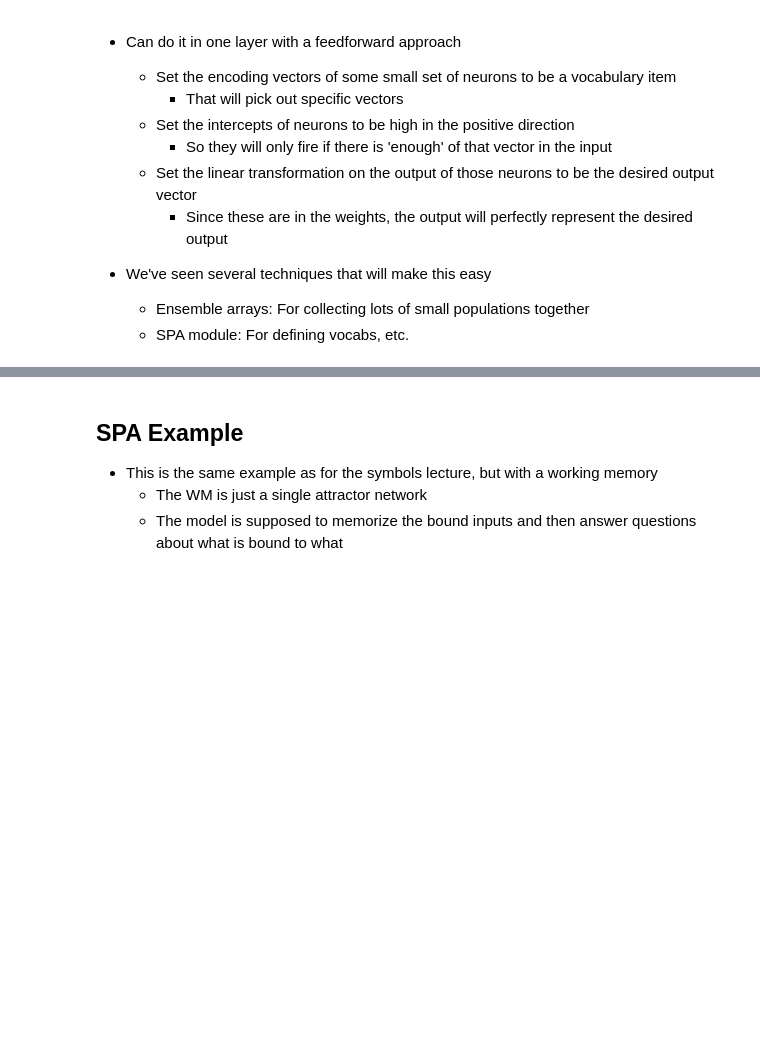
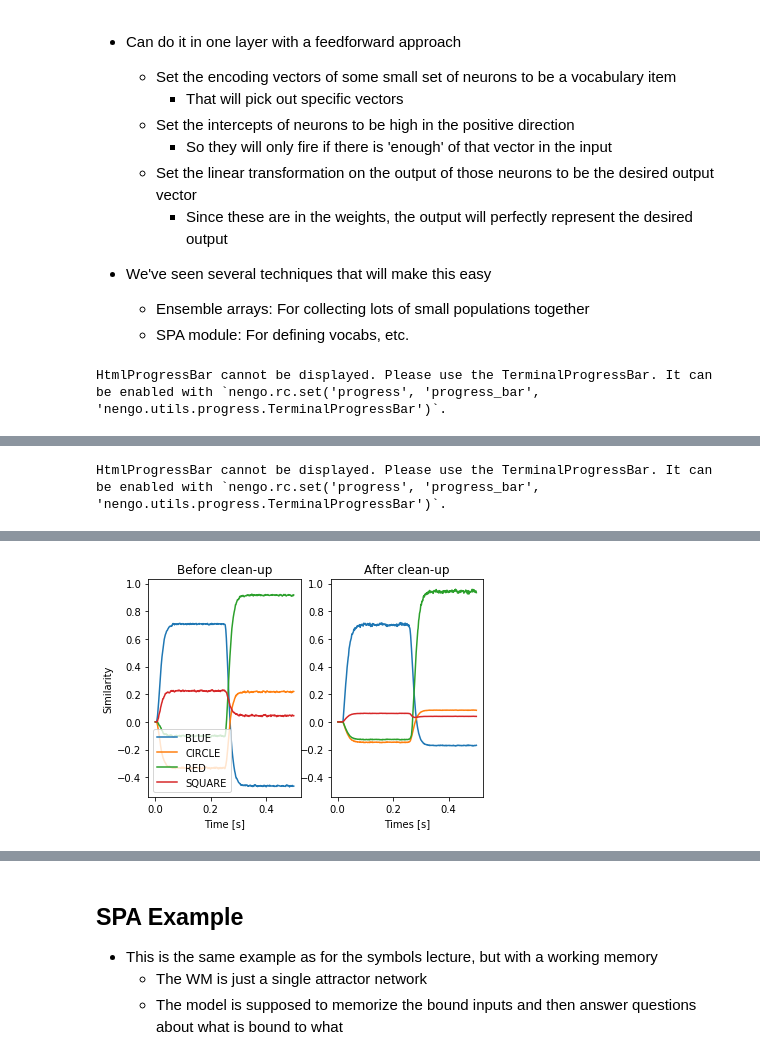
Before and after one commit to celiasmith/syde556, a Jupyter notebook: SYDE 556 Lecture 8 Memory.ipynb, the cells around one changed output, grey strips where cells are left out. Cells and saved outputs as stored; diff of their text form; code cells hidden in the pictures; blank space fills up the shorter version.

```diff
--- a/SYDE 556 Lecture 8 Memory.ipynb
+++ b/SYDE 556 Lecture 8 Memory.ipynb
@@ -571 +582,36 @@ with model:
     out_p = nengo.Probe(am.output, synapse=0.03)
+# %%
+import nengo
+import nengo_spa as spa
+
+d = 32
+
+with spa.Network(seed=1) as model:
+    scene = spa.Transcode('BLUE * CIRCLE + RED * SQUARE', output_vocab=d)
+    query = spa.Transcode(lambda t: 'CIRCLE' if t < 0.25 else 'SQUARE', output_vocab=d)
+    result = spa.State(d)
+    am = spa.ThresholdingAssocMem(0.2, input_vocab=d, mapping=['BLUE', 'RED'])
+
+    scene * ~query >> am
+#    spa.reinterpret(result) >> am
+
+    #p_result = nengo.Probe(result.output, synapse=0.01)
+    p_result = nengo.Probe(am.input, synapse=0.01)
+    p_am = nengo.Probe(am.output, synapse=0.01)
+
+with nengo.Simulator(model) as sim:
+    sim.run(0.5)
+
+plt.subplot(1, 2, 1)
+plt.plot(sim.trange(), spa.similarity(sim.data[p_result], model.vocabs[d]))
+plt.title("Before clean-up")
+plt.xlabel("Time [s]")
+plt.ylabel("Similarity")
+plt.legend(model.vocabs[d], loc='lower left');
+
+plt.subplot(1, 2, 2, sharey=plt.gca())
+plt.plot(sim.trange(), spa.similarity(sim.data[p_am], model.vocabs[d]))
+plt.title("After clean-up")
+plt.xlabel("Times [s]");
+# %% [output]
+HtmlProgressBar cannot be displayed. Please use the TerminalProgressBar. It can be enabled with `nengo.rc.set('progress', 'progress_bar', 'nengo.utils.progress.TerminalProgressBar')`.
@@ -571,0 +619 @@ with model:
+HtmlProgressBar cannot be displayed. Please use the TerminalProgressBar. It can be enabled with `nengo.rc.set('progress', 'progress_bar', 'nengo.utils.progress.TerminalProgressBar')`.
@@ -572,3 +621,4 @@ with model:
+[figure, added]
 # %%
 from nengo_gui.ipython import IPythonViz
 IPythonViz(model, "configs/simple_cleanup.py.cfg")
```
Also changed, not shown: parts of 12 cells of this notebook, 11 other files.
